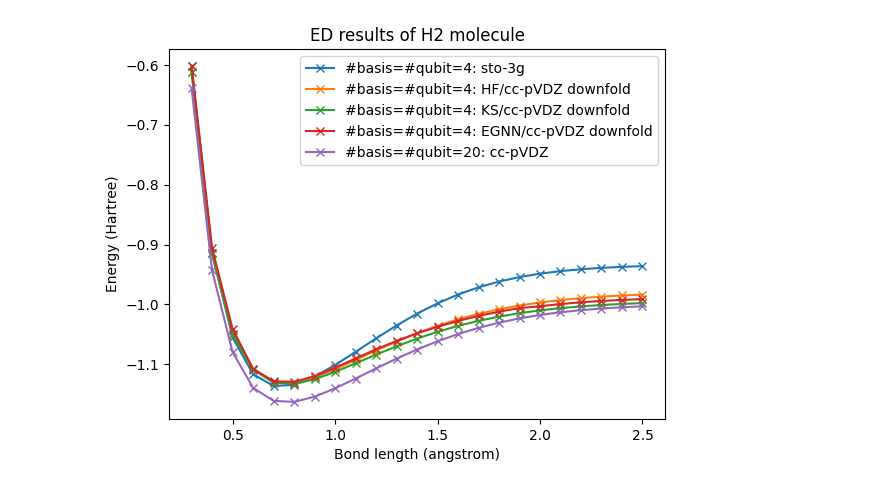
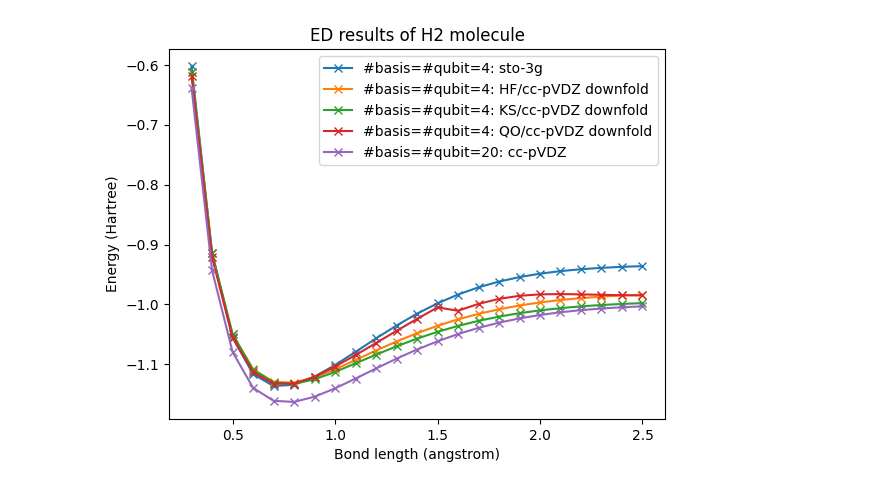
Before and after one commit to He-Wenhao/VQE_downfold, a Jupyter notebook: plots.ipynb, the cells around one changed output. Saved outputs shown, nothing was run; the diff lists cells and outputs as text; code cells hidden in the pictures.

```diff
--- a/plots.ipynb
+++ b/plots.ipynb
@@ -8,23 +8,25 @@ res = json.load(res)
 sto_3Gs = res['sto_3Gs']
 HFpVDZs = res['HFpVDZs']
 KSpVDZs = res['KSpVDZs']
-EGNNpVDZs = res['EGNNpVDZs']
+QOs = res['QOs']
+#EGNNpVDZs = res['EGNNpVDZs']
 bond_lengths = res['bond_lengths']
 fci_energies = res['fci_energies']
 # %%
 plt.plot(bond_lengths, sto_3Gs, 'x-', label = '#basis=#qubit={}: sto-3g'.format(4))
 plt.plot(bond_lengths, HFpVDZs, 'x-', label = '#basis=#qubit={}: HF/cc-pVDZ downfold'.format(4))
 plt.plot(bond_lengths, KSpVDZs, 'x-', label = '#basis=#qubit={}: KS/cc-pVDZ downfold'.format(4))
-plt.plot(bond_lengths, EGNNpVDZs, 'x-', label = '#basis=#qubit={}: EGNN/cc-pVDZ downfold'.format(4))
+#plt.plot(bond_lengths, EGNNpVDZs, 'x-', label = '#basis=#qubit={}: EGNN/cc-pVDZ downfold'.format(4))
+plt.plot(bond_lengths, QOs, 'x-', label = '#basis=#qubit={}: QO/cc-pVDZ downfold'.format(4))
 plt.plot(bond_lengths, fci_energies, 'x-', label = '#basis=#qubit={}: cc-pVDZ'.format(20))
 plt.ylabel('Energy (Hartree)')
 plt.xlabel('Bond length (angstrom)')
 plt.legend()
 plt.title('ED results of H2 molecule')
 plt.show()
 #plt.savefig('result1.png')
 # %% [output]
-[figure, old version]
+[figure, new version]
 # %%
 plt.plot(bond_lengths, np.array(sto_3Gs)-np.array(fci_energies), 'x-', label = '#basis=#qubit={}: sto-3g'.format(4))
 plt.plot(bond_lengths, np.array(HFpVDZs)-np.array(fci_energies), 'x-', label = '#basis=#qubit={}: HF/cc-pVDZ downfold'.format(4))
```
Also changed, not shown: parts of 3 cells of this notebook, 10 other files.
